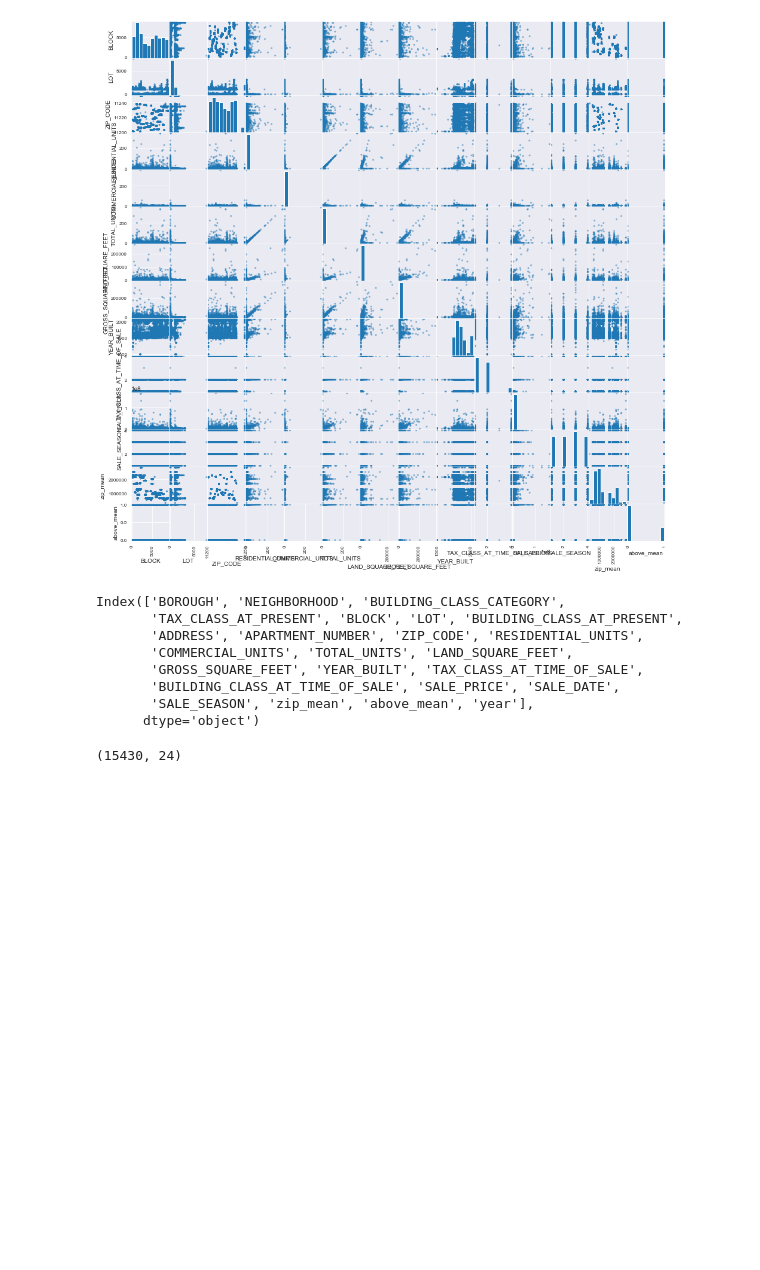
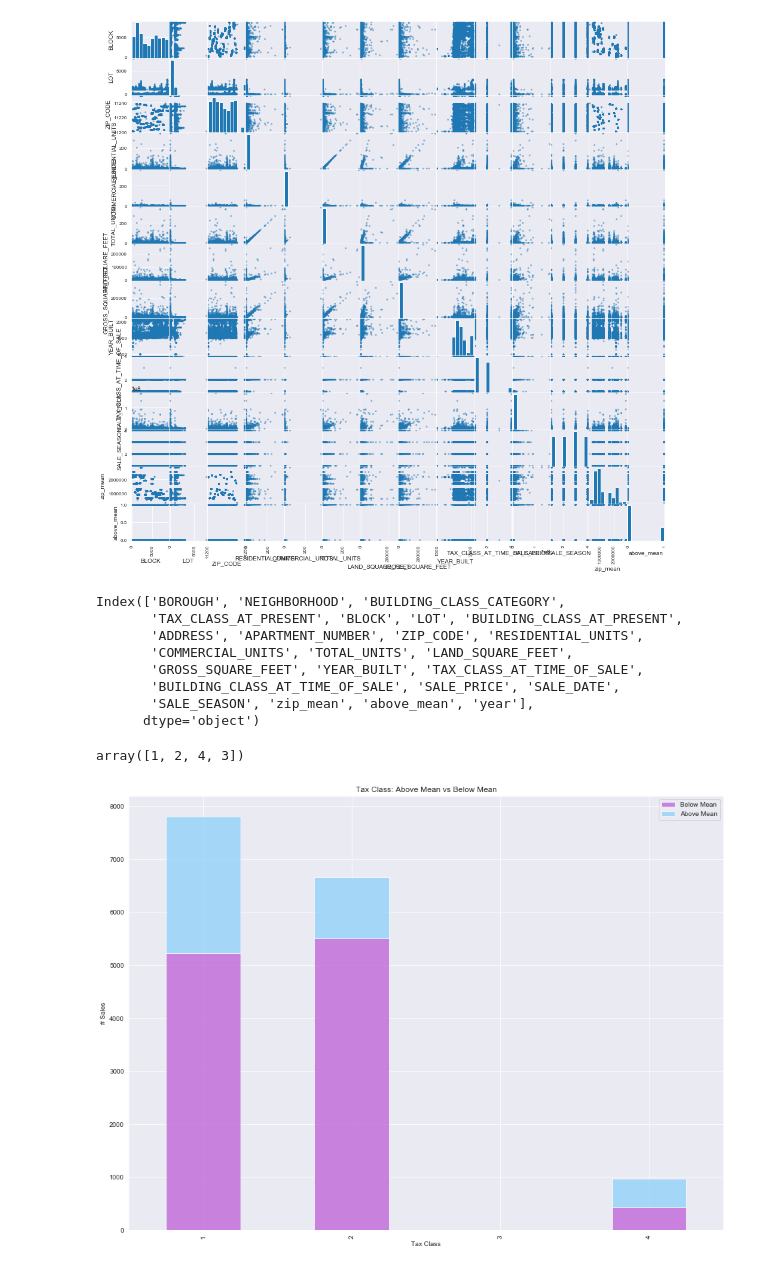
Before and after one commit to ssmithie/classification_project, a Jupyter notebook: Housing_Scraping.ipynb, the cells around one changed output. Saved outputs shown, nothing was run; the diff lists cells and outputs as text; code cells hidden in the pictures; blank space fills up the shorter version.

```diff
--- a/Housing_Scraping.ipynb
+++ b/Housing_Scraping.ipynb
@@ -505,16 +190,0 @@ df['year'] = pd.cut(df['YEAR_BUILT'], bins)
-# %%
-#binning the apartment numbers
-cleanup_nums = {'APARTMENT_NUMBER':     {'4PH': 3,'PH-D': 3,'5PH': 3, 'PH B': 3,'PHB1': 3,'PH-A': 3, 'PH-B': 3,'PHA': 3,'PHF': 3,'PHN': 3,'PHB': 3,'PH8': 3,'PH': 3,'PH1': 3,'PH2': 3,'PH4': 3,'PH3': 3,'PH1A': 3,'PH3B': 3,'PH2A': 3, 'PH2B': 3, 'PH2D': 3, 'PH2E': 3, 'PH2F': 3,'PH1C': 3}}
-df.replace(cleanup_nums, inplace=True)
-# %%
-df.APARTMENT_NUMBER.fillna(0, inplace=True)
-# %%
-# categorize the apartments (none, ph, other)
-def is_string(x):
-    if type(x) == int:
-        return x
-    else:
-        x = 1
-        return x
-
-df['APARTMENT_NUMBER'] = df['APARTMENT_NUMBER'].apply(is_string)
@@ -525,2 +190,0 @@ array([0, 1, 3])
-# %%
-df.drop(['BOROUGH'], axis=1, inplace=True)
@@ -551,7 +204,3 @@ Index(['BOROUGH', 'NEIGHBORHOOD', 'BUILDING_CLASS_CATEGORY',
        'BUILDING_CLASS_AT_TIME_OF_SALE', 'SALE_PRICE', 'SALE_DATE',
        'SALE_SEASON', 'zip_mean', 'above_mean', 'year'],
       dtype='object')
-# %%
-df.shape
-# %% [output]
-(15430, 24)
@@ -562 +207,16 @@ df = pd.read_csv('most_cleaned_data.csv', index_col=0)
+# %%
+df.TAX_CLASS_AT_TIME_OF_SALE.unique()
+# %% [output]
+array([1, 2, 4, 3])
+# %%
+bldg = df.groupby(['TAX_CLASS_AT_TIME_OF_SALE','above_mean']).TAX_CLASS_AT_TIME_OF_SALE.count().unstack()
+p1 = bldg.plot(kind = 'bar', stacked = True,
+                   title = 'Tax Class: Above Mean vs Below Mean',
+                   color = ['mediumorchid','lightskyblue'], alpha = .70, figsize=(16,12))
+p1.set_xlabel('Tax Class')
+p1.set_ylabel('# Sales')
+p1.legend(['Below Mean','Above Mean'])
+plt.show()
+# %% [output]
+[figure, added]
 # %%
```
Also changed, not shown: parts of 71 cells of this notebook, 2 other files.
